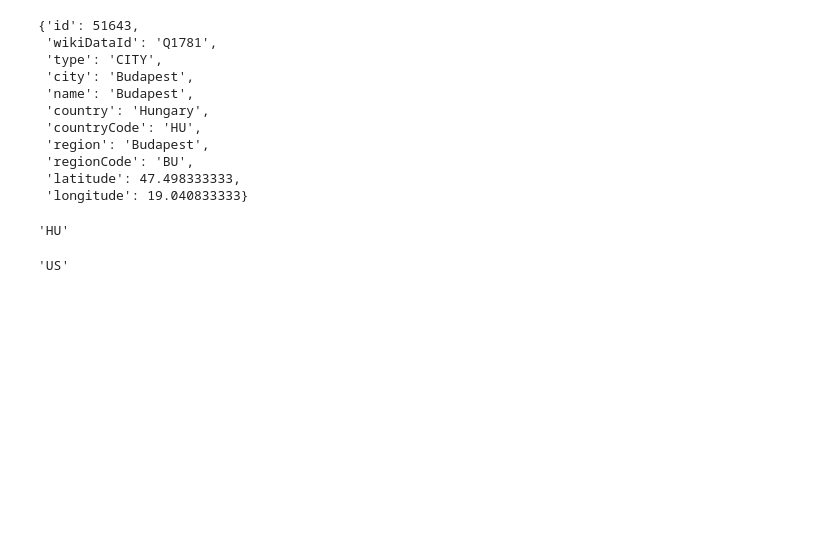
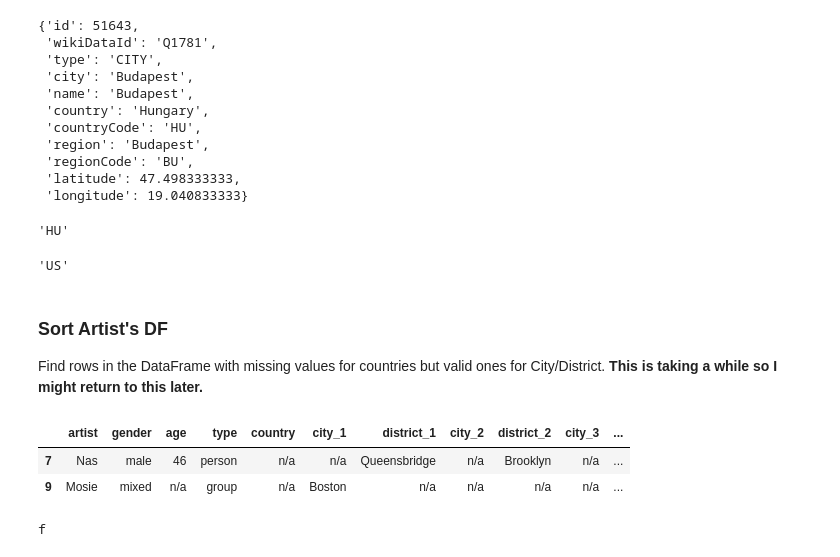
Before and after one commit to jacKlinc/spotify-usage-analysis, a Jupyter notebook: notebooks/1_spotipy_scraping_src.ipynb, the cells around one changed output. Cells and saved outputs as stored; diff of their text form; code cells hidden in the pictures; blank space fills up the shorter version.

```diff
--- a/notebooks/1_spotipy_scraping_src.ipynb
+++ b/notebooks/1_spotipy_scraping_src.ipynb
@@ -500,3 +542,27 @@ def get_missing_country(city):
 get_missing_country('Chicago')
 # %% [output]
 'US'
+# %% [markdown]
+### Sort Artist's DF
+Find rows in the DataFrame with missing values for countries but valid ones for City/District.
+**This is taking a while so I might return to this later.**
+# %%
+# Finds artists without country fields but also have city/district
+stateless = df.loc[
+    (df.country == 'n/a')
+    & (
+        (df.city_1 != 'n/a') | (df.city_2 != 'n/a') | (df.city_3 != 'n/a') |
+        (df.district_1 != 'n/a') | (df.district_2 != 'n/a') | (df.district_3 != 'n/a')
+    )
+]
+stateless
+# %% [output]
+|  | artist | gender | age | type | country | city_1 | district_1 | city_2 | district_2 | city_3 | ... |
+| 7 | Nas | male | 46 | person | n/a | n/a | Queensbridge | n/a | Brooklyn | n/a | ... |
+| 9 | Mosie | mixed | n/a | group | n/a | Boston | n/a | n/a | n/a | n/a | ... |
+# %%
+# Send find city/district from stateless
+if stateless.loc[stateless.city_1 != 'n/a'] is not None:
+   print('f')
+# %% [output]
+f
```
Also changed, not shown: parts of 11 cells of this notebook, 2 other files.
